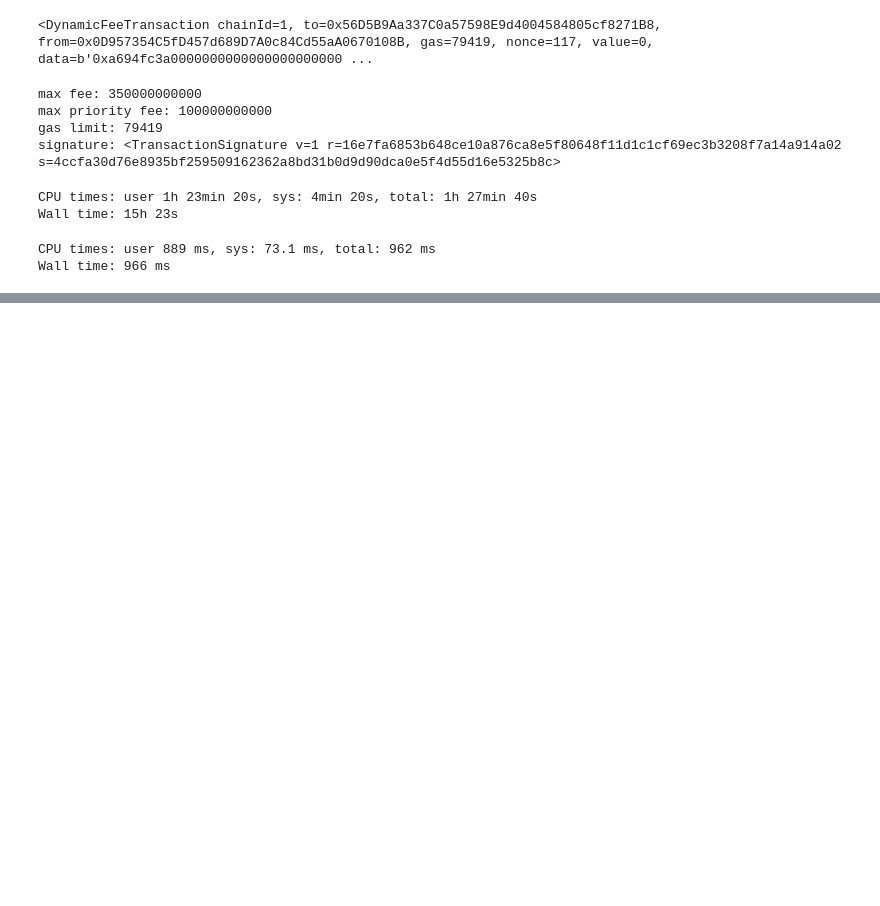
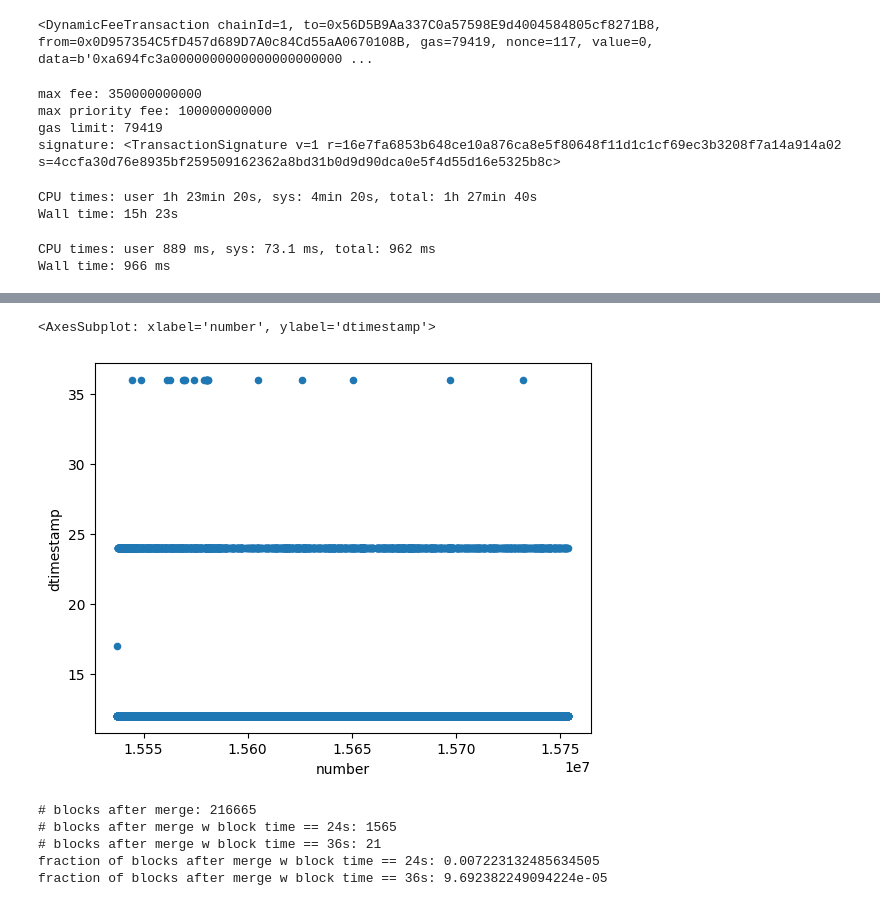
Before and after one commit to fmrmf/merge-challenge, a Jupyter notebook: notebook/blocks.ipynb, the cells around one changed output, grey strips where cells are left out. Saved outputs shown, nothing was run; the diff lists cells and outputs as text; code cells hidden in the pictures; blank space fills up the shorter version.

```diff
--- a/notebook/blocks.ipynb
+++ b/notebook/blocks.ipynb
@@ -94,0 +135,21 @@ qb
+# %%
+# scatter plot after merge
+# NOTE: do have some blocks coming in at 2x fixed block length and others at weird block times
+qb[qb['number'] >= merge_block_number].plot(x='number', y='dtimestamp', kind='scatter')
+# %% [output]
+<AxesSubplot: xlabel='number', ylabel='dtimestamp'>
+[figure, added]
+# %%
+# how many come in at 24s? at 36s? (missed slots/blocks?)
+#  ... ~ 0.7% of post merge blocks at 24s, ~ 0.0097% of post merge blocks at 36s
+print('# blocks after merge:', qb[(qb['number'] >= merge_block_number)]['dtimestamp'].count())
+print('# blocks after merge w block time == 24s:', qb[(qb['number'] >= merge_block_number) & (qb['dtimestamp'] == 24)]['dtimestamp'].count())
+print('# blocks after merge w block time == 36s:', qb[(qb['number'] >= merge_block_number) & (qb['dtimestamp'] == 36)]['dtimestamp'].count())
+print('fraction of blocks after merge w block time == 24s:', qb[(qb['number'] >= merge_block_number) & (qb['dtimestamp'] == 24)]['dtimestamp'].count() / qb[(qb['number'] >= merge_block_number)]['dtimestamp'].count())
+print('fraction of blocks after merge w block time == 36s:', qb[(qb['number'] >= merge_block_number) & (qb['dtimestamp'] == 36)]['dtimestamp'].count() / qb[(qb['number'] >= merge_block_number)]['dtimestamp'].count())
+# %% [output]
+# blocks after merge: 216665
+# blocks after merge w block time == 24s: 1565
+# blocks after merge w block time == 36s: 21
+fraction of blocks after merge w block time == 24s: 0.007223132485634505
+fraction of blocks after merge w block time == 36s: 9.692382249094224e-05
```
Also changed, not shown: parts of 18 cells of this notebook.
